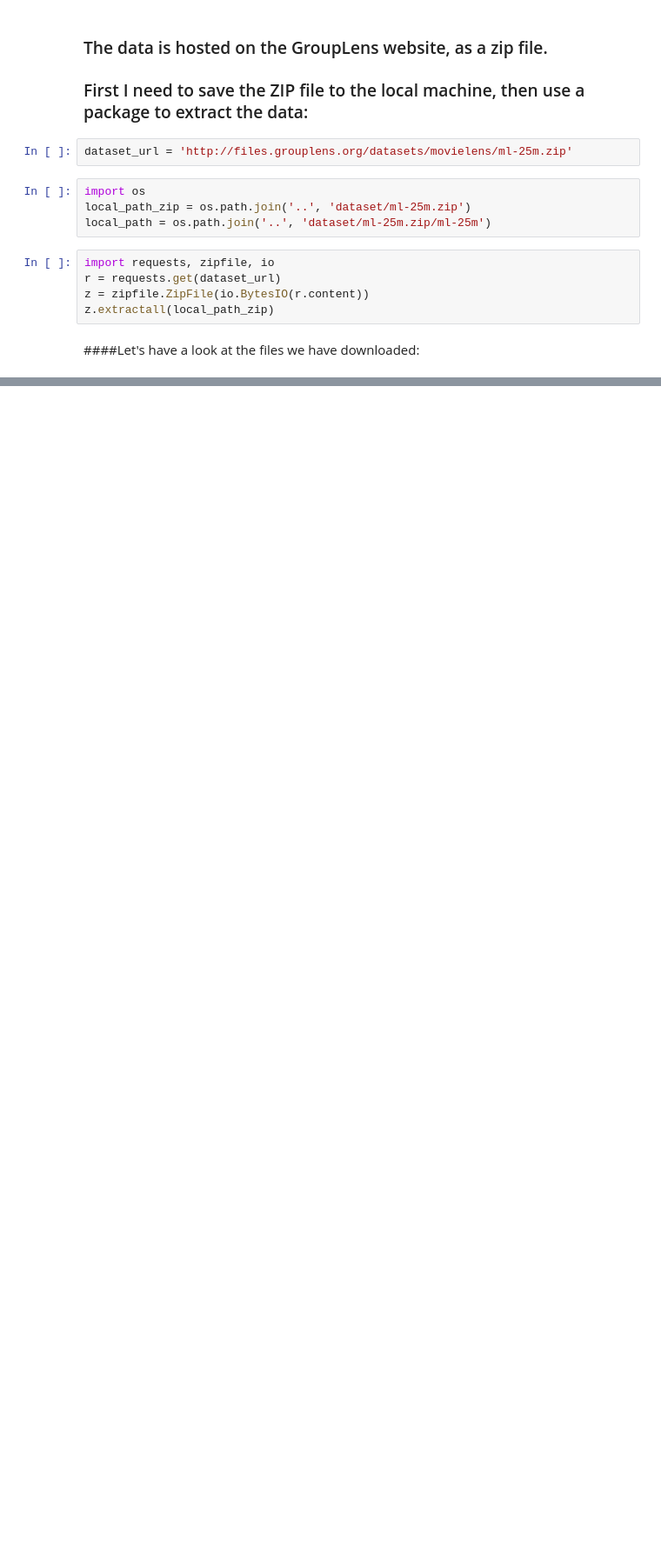
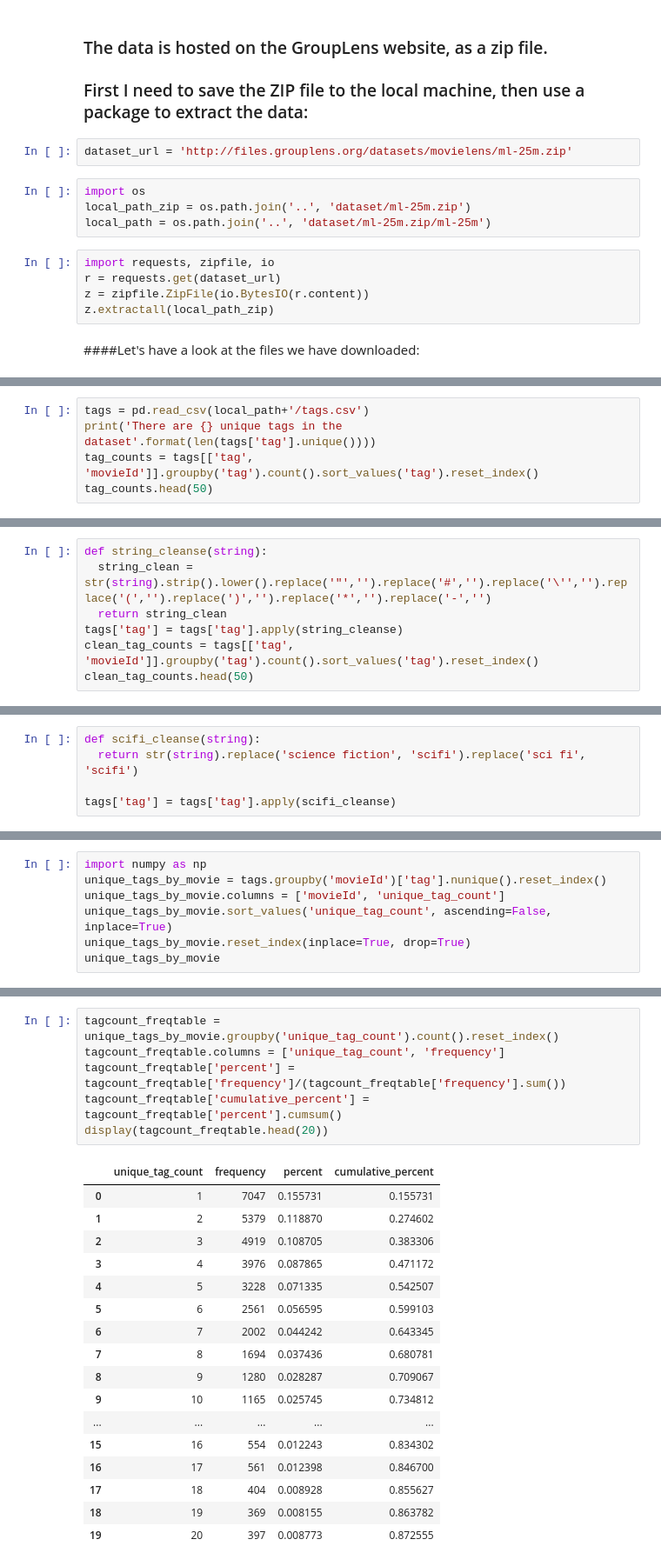
Before and after one commit to TD1138/Interactive-Movie-Recommender, a Jupyter notebook: notebooks/Interactive_Movie_Recommender_TF.ipynb, the cells around one changed output, grey strips where cells are left out. Shown at 87% size. Saved outputs shown, nothing was run; the diff lists cells and outputs as text; blank space fills up the shorter version.

```diff
--- a/notebooks/Interactive_Movie_Recommender_TF.ipynb
+++ b/notebooks/Interactive_Movie_Recommender_TF.ipynb
@@ -95,0 +110,5 @@ ParserError: ignored
+# %%
+tags = pd.read_csv(local_path+'/tags.csv')
+print('There are {} unique tags in the dataset'.format(len(tags['tag'].unique())))
+tag_counts = tags[['tag', 'movieId']].groupby('tag').count().sort_values('tag').reset_index()
+tag_counts.head(50)
@@ -95,0 +136,7 @@ ParserError: ignored
+# %%
+def string_cleanse(string):
+  string_clean = str(string).strip().lower().replace('"','').replace('#','').replace('\'','').replace('(','').replace(')','').replace('*','').replace('-','')
+  return string_clean
+tags['tag'] = tags['tag'].apply(string_cleanse)
+clean_tag_counts = tags[['tag', 'movieId']].groupby('tag').count().sort_values('tag').reset_index()
+clean_tag_counts.head(50)
@@ -95,0 +217,5 @@ ParserError: ignored
+# %%
+def scifi_cleanse(string):
+  return str(string).replace('science fiction', 'scifi').replace('sci fi', 'scifi')
+
+tags['tag'] = tags['tag'].apply(scifi_cleanse)
@@ -95,0 +224,7 @@ ParserError: ignored
+# %%
+import numpy as np
+unique_tags_by_movie = tags.groupby('movieId')['tag'].nunique().reset_index()
+unique_tags_by_movie.columns = ['movieId', 'unique_tag_count']
+unique_tags_by_movie.sort_values('unique_tag_count', ascending=False, inplace=True)
+unique_tags_by_movie.reset_index(inplace=True, drop=True)
+unique_tags_by_movie
@@ -95,0 +247,24 @@ ParserError: ignored
+# %%
+tagcount_freqtable = unique_tags_by_movie.groupby('unique_tag_count').count().reset_index()
+tagcount_freqtable.columns = ['unique_tag_count', 'frequency']
+tagcount_freqtable['percent'] = tagcount_freqtable['frequency']/(tagcount_freqtable['frequency'].sum())
+tagcount_freqtable['cumulative_percent'] = tagcount_freqtable['percent'].cumsum()
+display(tagcount_freqtable.head(20))
+# %% [output]
+|  | unique_tag_count | frequency | percent | cumulative_percent |
+| 0 | 1 | 7047 | 0.155731 | 0.155731 |
+| 1 | 2 | 5379 | 0.118870 | 0.274602 |
+| 2 | 3 | 4919 | 0.108705 | 0.383306 |
+| 3 | 4 | 3976 | 0.087865 | 0.471172 |
+| 4 | 5 | 3228 | 0.071335 | 0.542507 |
+| 5 | 6 | 2561 | 0.056595 | 0.599103 |
+| 6 | 7 | 2002 | 0.044242 | 0.643345 |
+| 7 | 8 | 1694 | 0.037436 | 0.680781 |
+| 8 | 9 | 1280 | 0.028287 | 0.709067 |
+| 9 | 10 | 1165 | 0.025745 | 0.734812 |
+| ... | ... | ... | ... | ... |
+| 15 | 16 | 554 | 0.012243 | 0.834302 |
+| 16 | 17 | 561 | 0.012398 | 0.846700 |
+| 17 | 18 | 404 | 0.008928 | 0.855627 |
+| 18 | 19 | 369 | 0.008155 | 0.863782 |
+| 19 | 20 | 397 | 0.008773 | 0.872555 |
```
Also changed, not shown: parts of 25 cells of this notebook.
